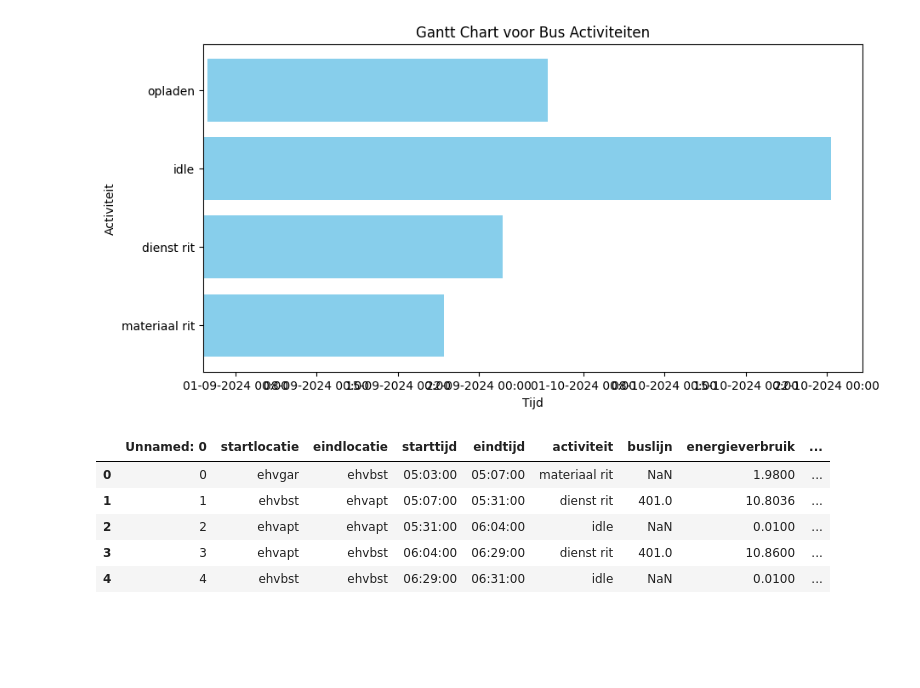
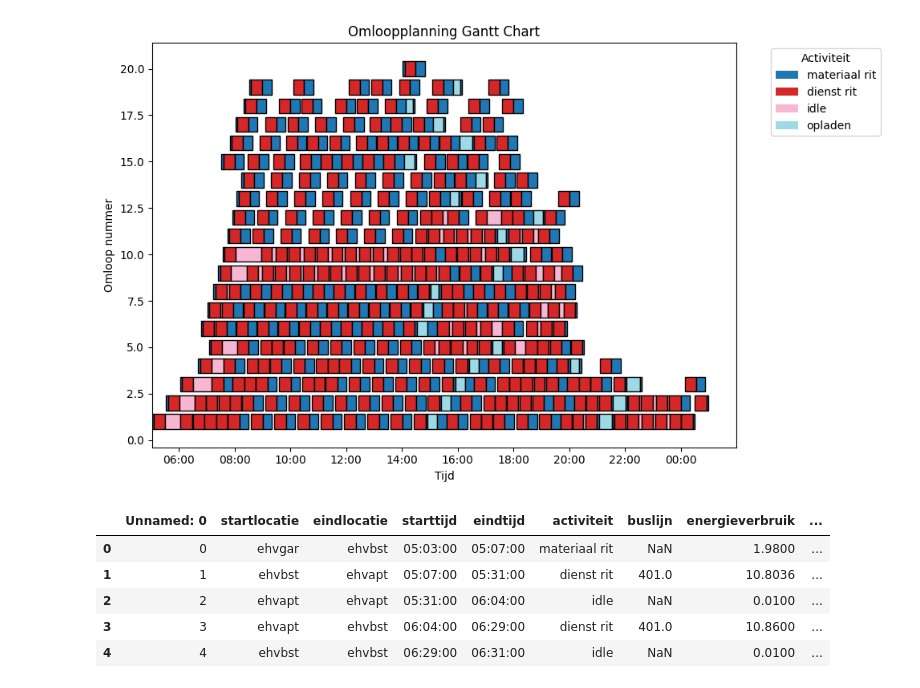
Before and after one commit to stijnvdbeek/Project-5, a Jupyter notebook: Gantt chart.ipynb, the cells around one changed output. Saved outputs shown, nothing was run; the diff lists cells and outputs as text; code cells hidden in the pictures; blank space fills up the shorter version.

```diff
--- a/Gantt chart.ipynb
+++ b/Gantt chart.ipynb
@@ -1,30 +1,46 @@
-# %%
-import pandas as pd
-import matplotlib.pyplot as plt
-import matplotlib.dates as mdates
-
-
-df1 = pd.read_excel('omloopplanning.xlsx', engine='openpyxl')
-df1['starttijd datum'] = pd.to_datetime(df1['starttijd datum'])
-df1['eindtijd datum'] = pd.to_datetime(df1['eindtijd datum'])
-df1['duur'] = df1['eindtijd datum'] - df1['starttijd datum']
-
-fig, ax = plt.subplots(figsize=(10, 5))
-
-for i, row in df1.iterrows():
-    ax.barh(row['activiteit'], row['duur'].total_seconds() / 60, left=row['starttijd datum'], color='skyblue')
-
-# Stel de x-as als datum/tijd in
-ax.xaxis_date()
-ax.xaxis.set_major_formatter(mdates.DateFormatter('%d-%m-%Y %H:%M'))
-
-
-# Labels en titel
-plt.xlabel('Tijd')
-plt.ylabel('Activiteit')
-plt.title('Gantt Chart voor Bus Activiteiten')
-
-plt.show()
-# %% [output]
-[figure, removed]
+# %%
+
+import matplotlib.pyplot as plt
+import matplotlib.dates as mdates
+from matplotlib.patches import Patch
+import pandas as pd
+
+df = pd.read_excel('omloopplanning.xlsx', engine='openpyxl')
+# Convert starttijd and eindtijd to datetime for proper plotting
+df['starttijd datum'] = pd.to_datetime(df['starttijd datum'])
+df['eindtijd datum'] = pd.to_datetime(df['eindtijd datum'])
+
+# Assign a color to each unique activity
+activities = df['activiteit'].unique()
+colors = plt.cm.get_cmap('tab20', len(activities))
+
+color_dict = {activity: colors(i) for i, activity in enumerate(activities)}
+
+# Create the Gantt chart
+fig, ax = plt.subplots(figsize=(10, 6))
+
+for idx, row in df.iterrows():
+    ax.barh(row['omloop nummer'],
+            row['eindtijd datum'] - row['starttijd datum'],
+            left=row['starttijd datum'],
+            color=color_dict[row['activiteit']],
+            edgecolor='black')
+
+# Format x-axis for time
+ax.xaxis_date()
+ax.xaxis.set_major_formatter(mdates.DateFormatter('%H:%M'))
+
+# Create legend
+legend_elements = [Patch(facecolor=color_dict[activity], label=activity) for activity in activities]
+ax.legend(handles=legend_elements, title="Activiteit", bbox_to_anchor=(1.05, 1), loc='upper left')
+
+# Set labels and title
+ax.set_xlabel('Tijd')
+ax.set_ylabel('Omloop nummer')
+ax.set_title('Omloopplanning Gantt Chart')
+
+plt.tight_layout()
+plt.show()
+# %% [output]
+[figure, added]
 # %%
```
Also changed, not shown: parts of 1 cell of this notebook, 2 other files.
